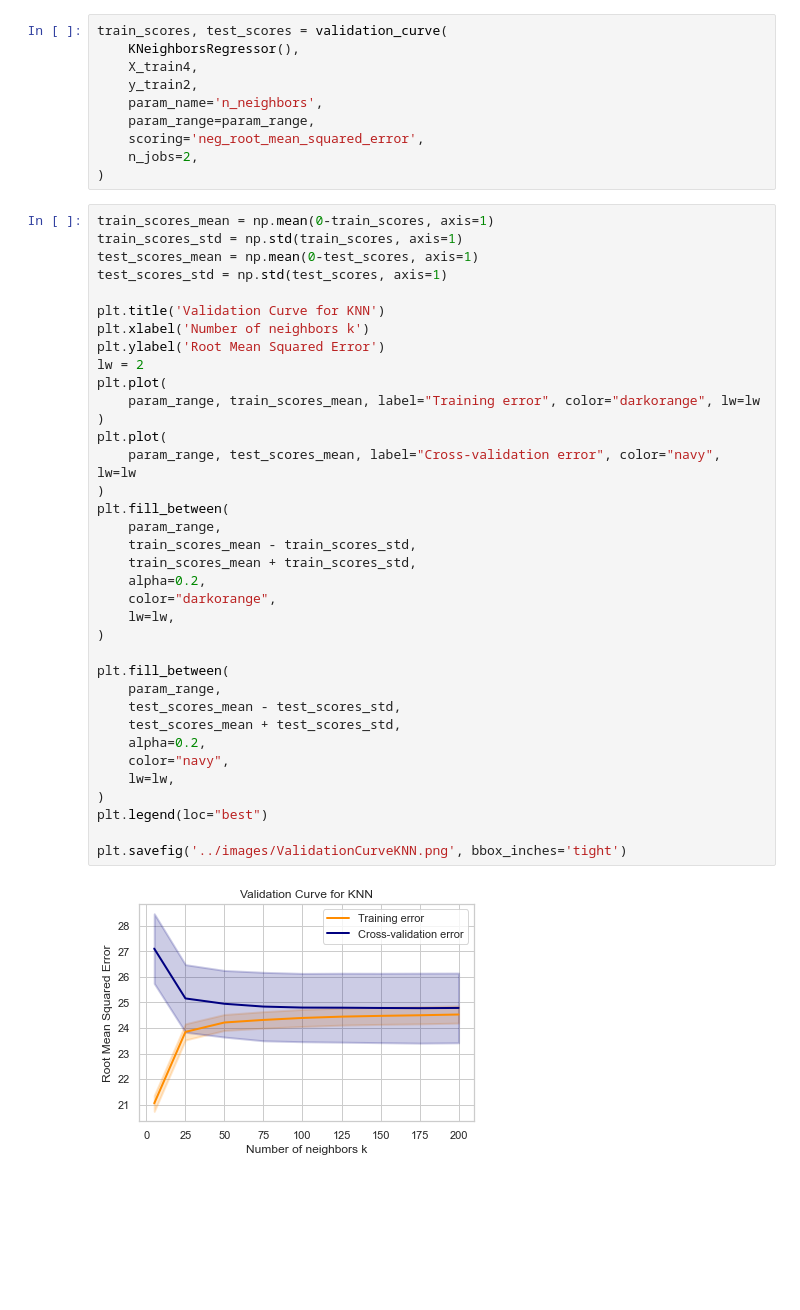
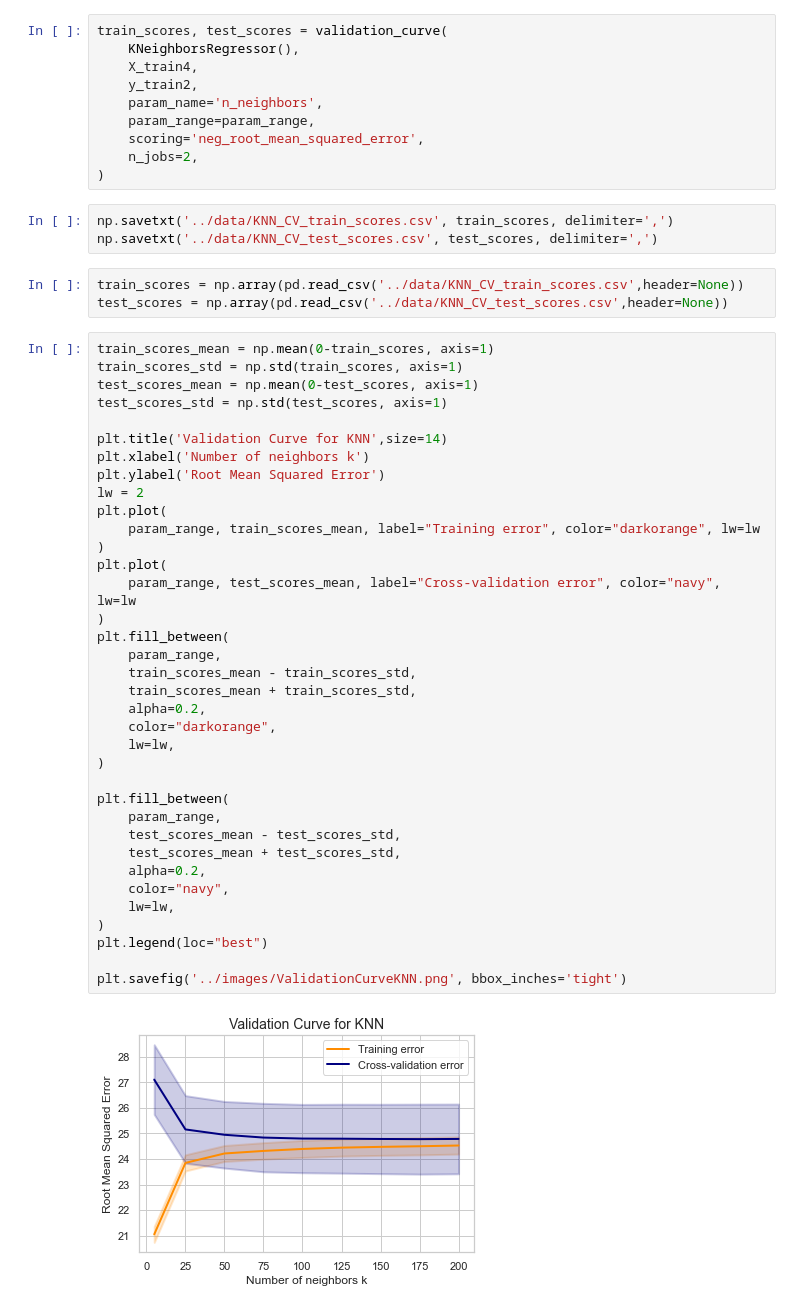
Before and after one commit to augustposch/seattle, a Jupyter notebook: notebooks/Predictive_Models.ipynb, the cells around one changed output. Drawn from its saved outputs; the diff is of its cells as text; blank space fills up the shorter version.

```diff
--- a/notebooks/Predictive_Models.ipynb
+++ b/notebooks/Predictive_Models.ipynb
@@ -511,41 +499,47 @@ train_scores, test_scores = validation_curve(
     scoring='neg_root_mean_squared_error',
     n_jobs=2,
 )
+# %%
+np.savetxt('../data/KNN_CV_train_scores.csv', train_scores, delimiter=',')
+np.savetxt('../data/KNN_CV_test_scores.csv', test_scores, delimiter=',')
+# %%
+train_scores = np.array(pd.read_csv('../data/KNN_CV_train_scores.csv',header=None))
+test_scores = np.array(pd.read_csv('../data/KNN_CV_test_scores.csv',header=None))
 # %%
 train_scores_mean = np.mean(0-train_scores, axis=1)
 train_scores_std = np.std(train_scores, axis=1)
 test_scores_mean = np.mean(0-test_scores, axis=1)
 test_scores_std = np.std(test_scores, axis=1)
 
-plt.title('Validation Curve for KNN')
+plt.title('Validation Curve for KNN',size=14)
 plt.xlabel('Number of neighbors k')
 plt.ylabel('Root Mean Squared Error')
 lw = 2
 plt.plot(
     param_range, train_scores_mean, label="Training error", color="darkorange", lw=lw
 )
 plt.plot(
     param_range, test_scores_mean, label="Cross-validation error", color="navy", lw=lw
 )
 plt.fill_between(
     param_range,
     train_scores_mean - train_scores_std,
     train_scores_mean + train_scores_std,
     alpha=0.2,
     color="darkorange",
     lw=lw,
 )
 
 plt.fill_between(
     param_range,
     test_scores_mean - test_scores_std,
     test_scores_mean + test_scores_std,
     alpha=0.2,
     color="navy",
     lw=lw,
 )
 plt.legend(loc="best")
 
 plt.savefig('../images/ValidationCurveKNN.png', bbox_inches='tight')
 # %% [output]
-[figure, old version]
+[figure, new version]
```
Also changed, not shown: parts of 3 cells of this notebook, 8 other files.
